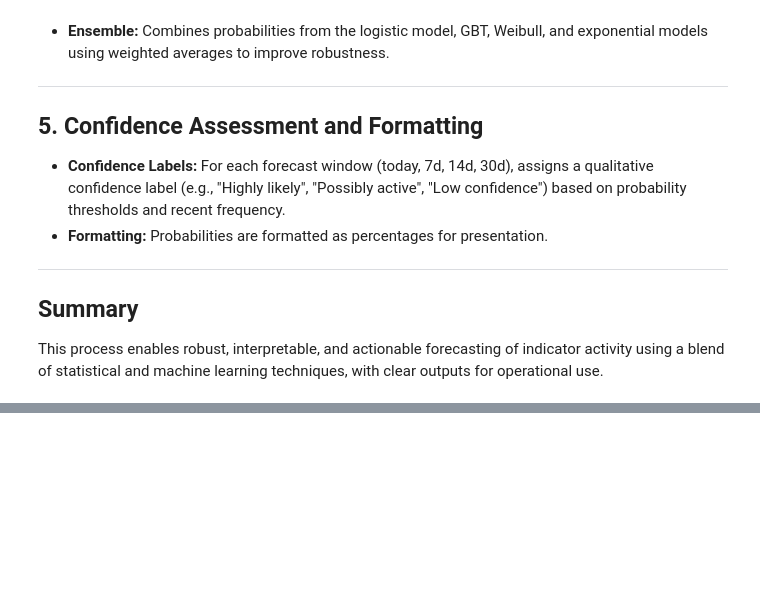
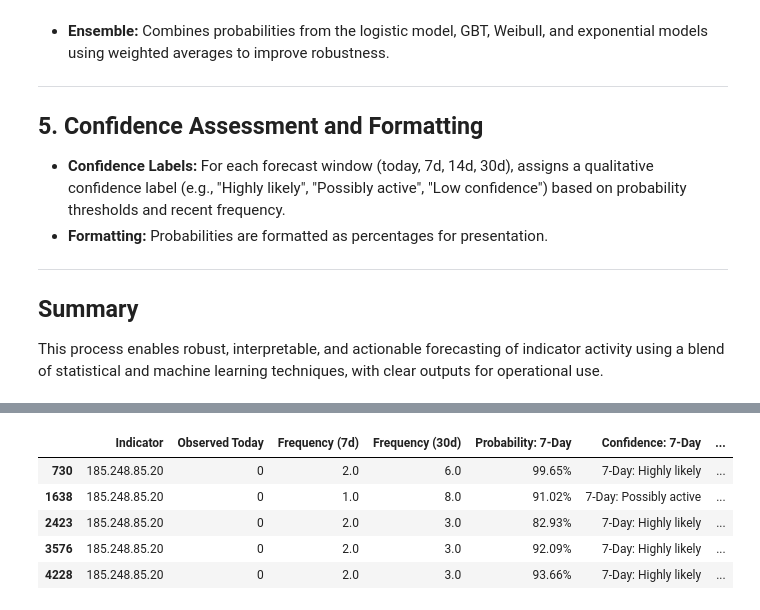
Before and after one commit to jaytlinaskew-OIS/HTOC, a Jupyter notebook: notebooks/observationEventForecasting/NextObservedIndicator.ipynb, the cells around one changed output, grey strips where cells are left out. Saved outputs shown, nothing was run; the diff lists cells and outputs as text; code cells hidden in the pictures; blank space fills up the shorter version.

```diff
--- a/notebooks/observationEventForecasting/NextObservedIndicator.ipynb
+++ b/notebooks/observationEventForecasting/NextObservedIndicator.ipynb
@@ -654,0 +1066,9 @@ if __name__ == "__main__":
+# %%
+specific_search[specific_search['Indicator'] == '185.248.85.20']
+# %% [output]
+|  | Indicator | Observed Today | Frequency (7d) | Frequency (30d) | Probability: 7-Day | Confidence: 7-Day | ... |
+| 730 | 185.248.85.20 | 0 | 2.0 | 6.0 | 99.65% | 7-Day: Highly likely | ... |
+| 1638 | 185.248.85.20 | 0 | 1.0 | 8.0 | 91.02% | 7-Day: Possibly active | ... |
+| 2423 | 185.248.85.20 | 0 | 2.0 | 3.0 | 82.93% | 7-Day: Highly likely | ... |
+| 3576 | 185.248.85.20 | 0 | 2.0 | 3.0 | 92.09% | 7-Day: Highly likely | ... |
+| 4228 | 185.248.85.20 | 0 | 2.0 | 3.0 | 93.66% | 7-Day: Highly likely | ... |
```
Also changed, not shown: parts of 15 cells of this notebook.
